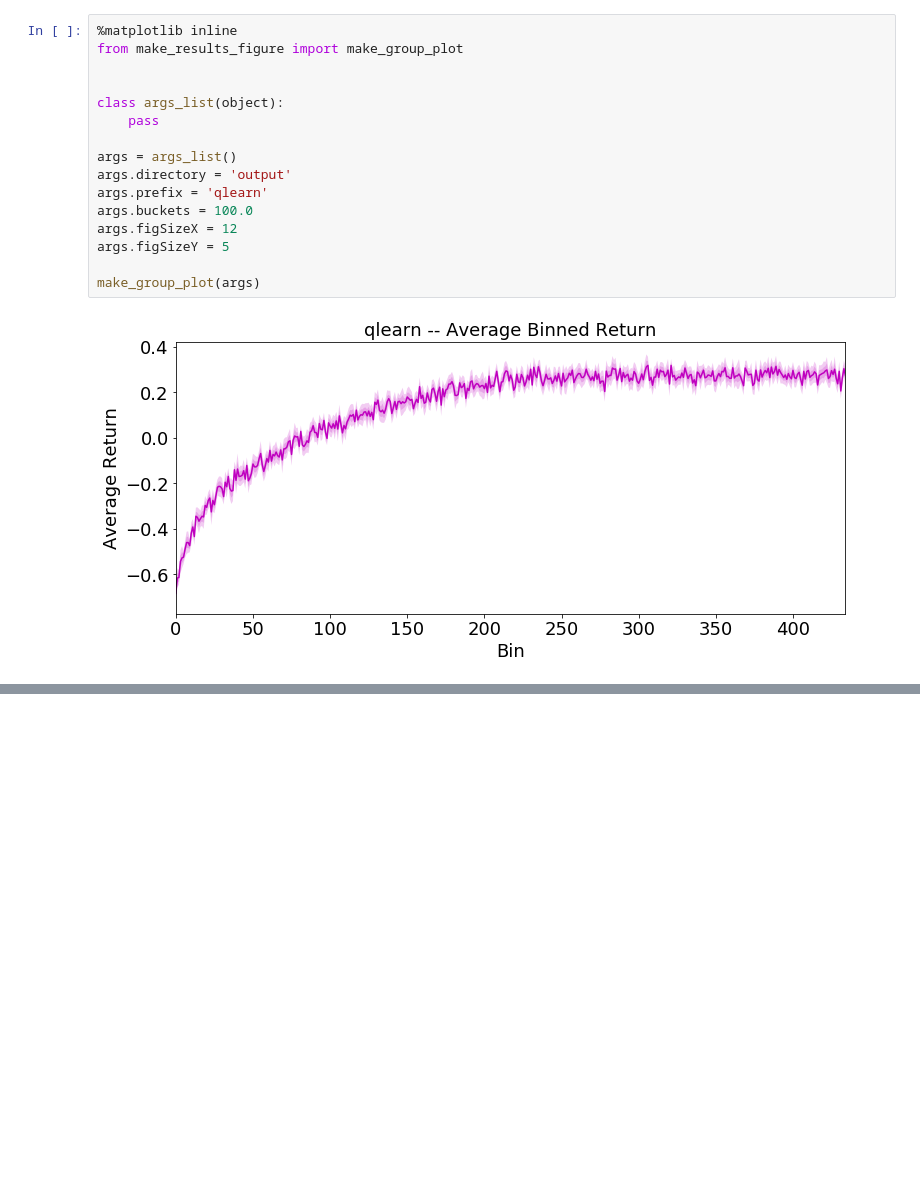
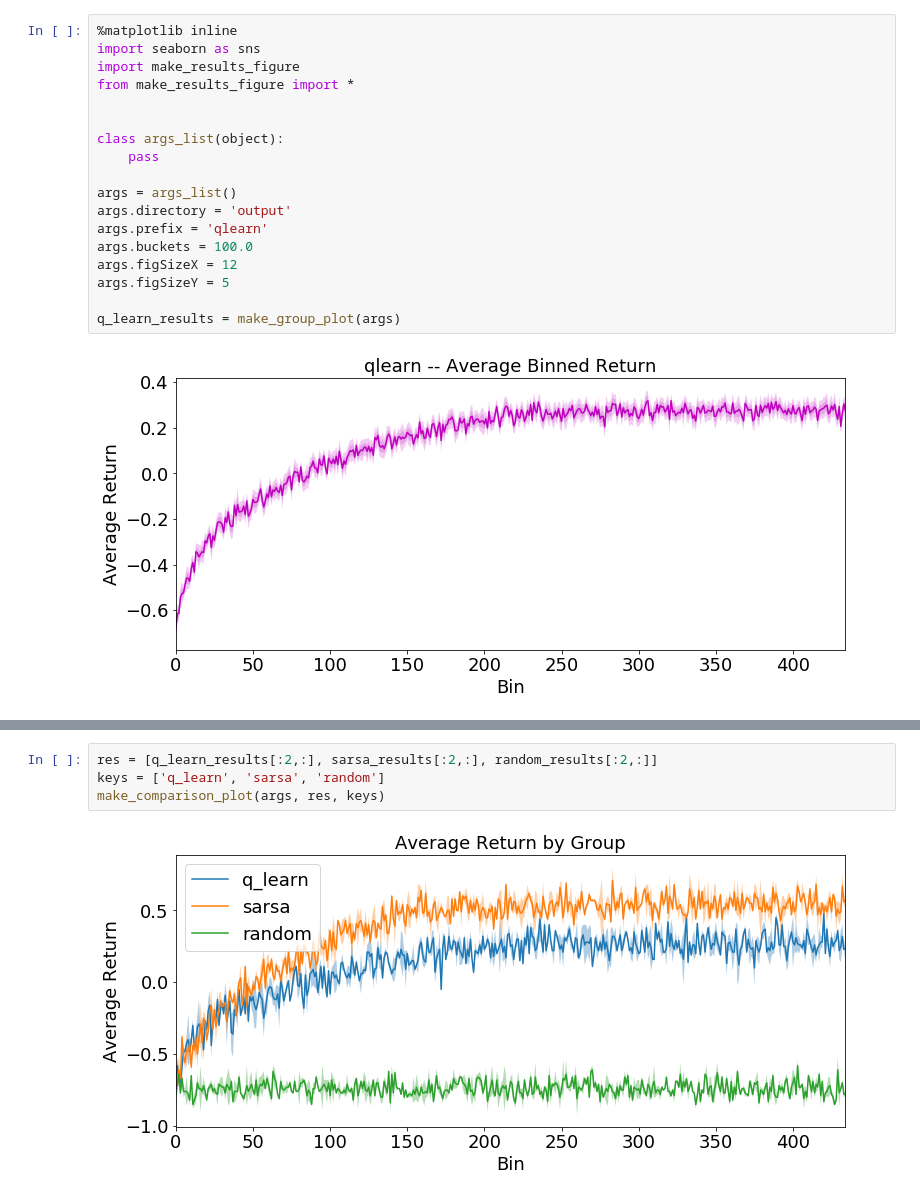
Before and after one commit to OpenMined/CampX, a Jupyter notebook: interactive_results_visualization.ipynb, the cells around one changed output, grey strips where cells are left out. Cells and saved outputs as stored; diff of their text form; blank space fills up the shorter version.

```diff
--- a/interactive_results_visualization.ipynb
+++ b/interactive_results_visualization.ipynb
@@ -1,6 +1,8 @@
 # %%
 %matplotlib inline
-from make_results_figure import make_group_plot
+import seaborn as sns
+import make_results_figure
+from make_results_figure import *
 
 
 class args_list(object):
@@ -13,6 +15,6 @@ args.buckets = 100.0
 args.figSizeX = 12
 args.figSizeY = 5
 
-make_group_plot(args)
+q_learn_results = make_group_plot(args)
 # %% [output]
 [figure]
@@ -29,0 +31,6 @@ make_group_plot(args)
+# %%
+res = [q_learn_results[:2,:], sarsa_results[:2,:], random_results[:2,:]]
+keys = ['q_learn', 'sarsa', 'random']
+make_comparison_plot(args, res, keys)
+# %% [output]
+[figure, added]
```
Also changed, not shown: parts of 3 cells of this notebook, 3 other files.
